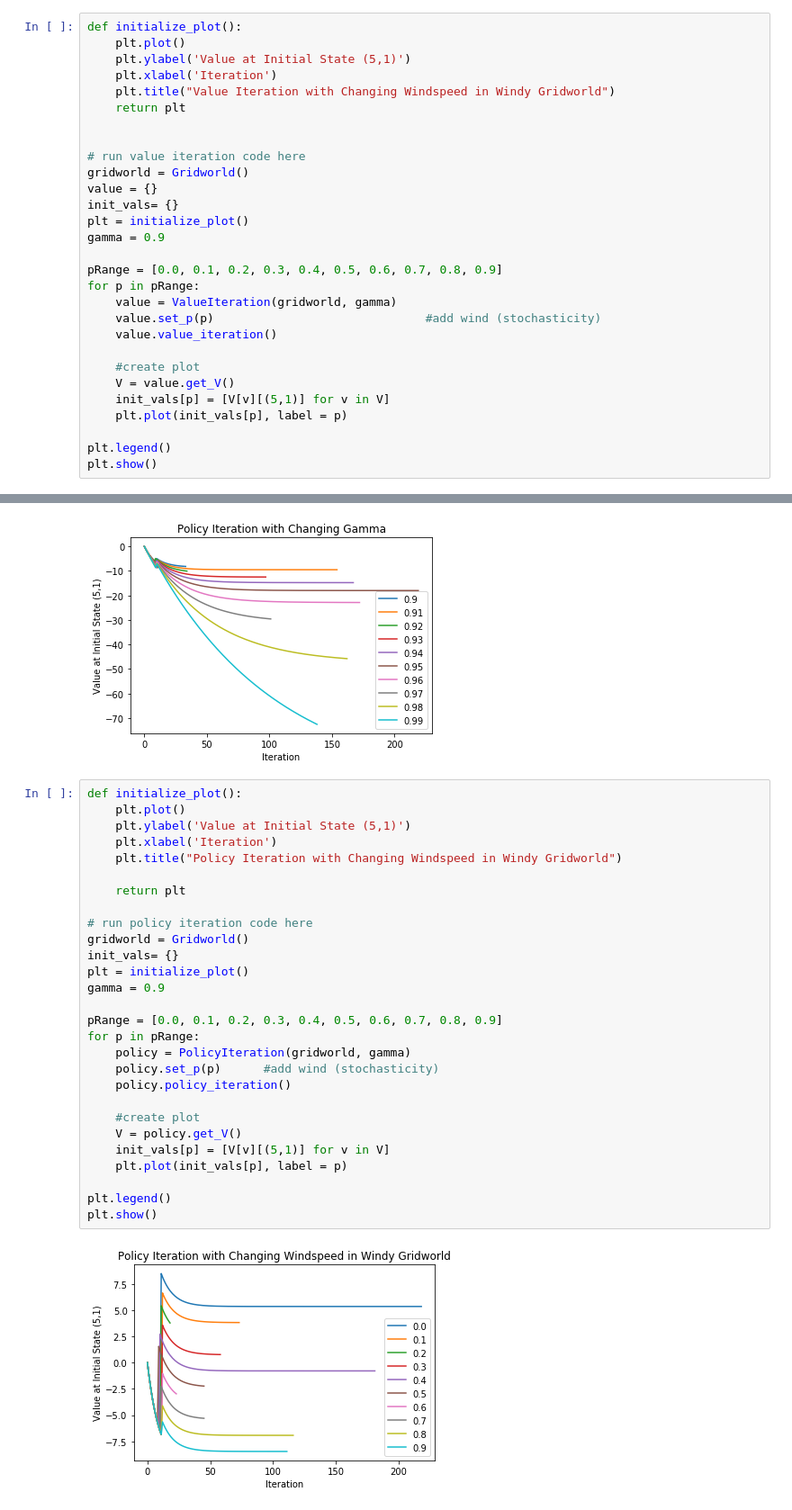
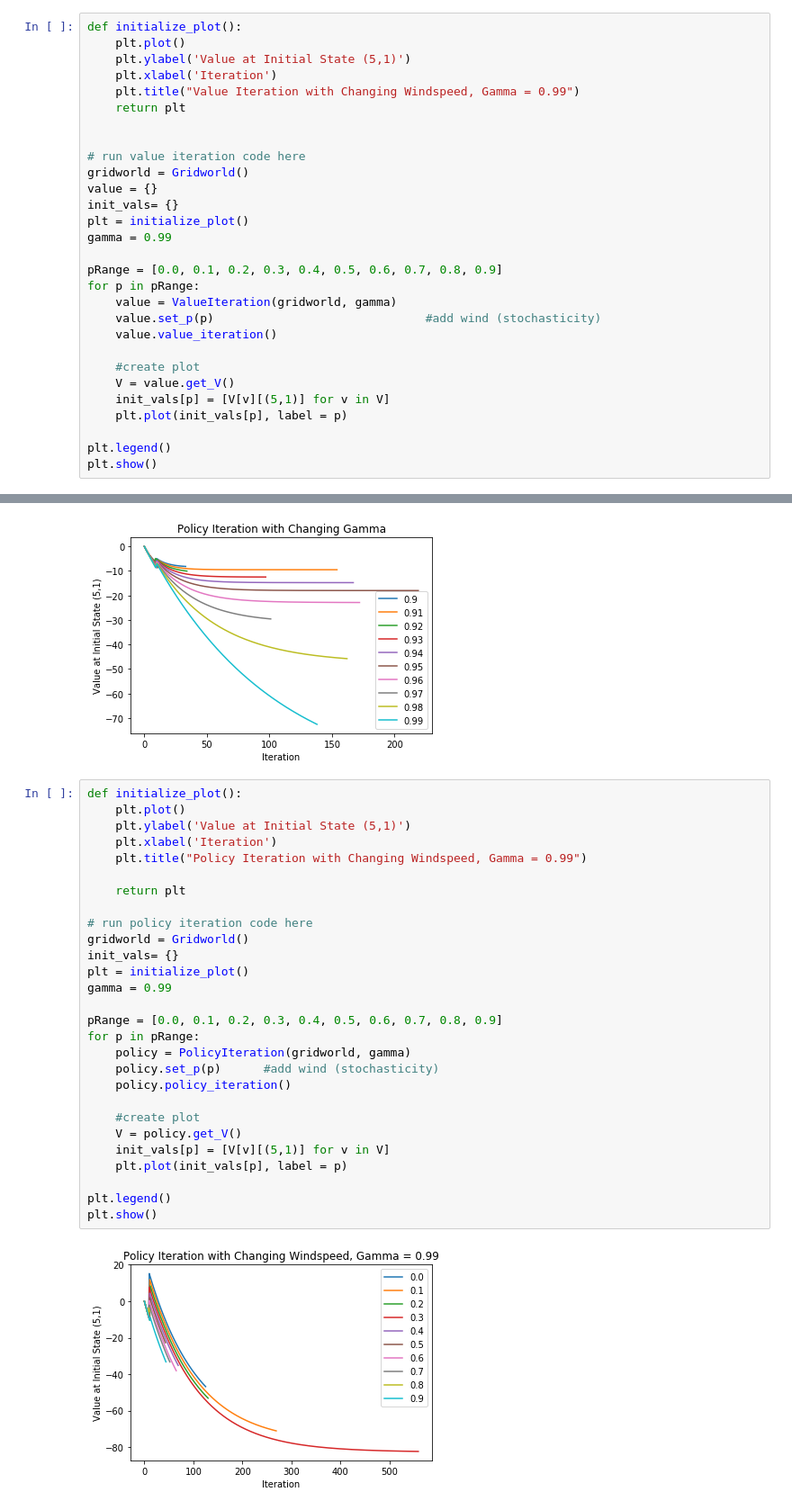
Before and after one commit to jadekhiev/MIE567, a Jupyter notebook: Project 1.ipynb, the cells around one changed output, grey strips where cells are left out. Shown at 90% size. Saved outputs shown, nothing was run; the diff lists cells and outputs as text.

Commit message:
updated graphs

```diff
--- a/Project 1.ipynb
+++ b/Project 1.ipynb
@@ -571,7 +571,7 @@ def initialize_plot():
     plt.plot()
     plt.ylabel('Value at Initial State (5,1)')
     plt.xlabel('Iteration')
-    plt.title("Value Iteration with Changing Windspeed in Windy Gridworld")
+    plt.title("Value Iteration with Changing Windspeed, Gamma = 0.99")
     return plt
 
 
@@ -580,7 +580,7 @@ gridworld = Gridworld()
 value = {}
 init_vals= {}
 plt = initialize_plot()
-gamma = 0.9
+gamma = 0.99
 
 pRange = [0.0, 0.1, 0.2, 0.3, 0.4, 0.5, 0.6, 0.7, 0.8, 0.9]
 for p in pRange:
@@ -646,30 +646,30 @@ plt.show()
 # %%
 def initialize_plot():
     plt.plot()
     plt.ylabel('Value at Initial State (5,1)')
     plt.xlabel('Iteration')
-    plt.title("Policy Iteration with Changing Windspeed in Windy Gridworld")
+    plt.title("Policy Iteration with Changing Windspeed, Gamma = 0.99")
 
     return plt
 
 # run policy iteration code here
 gridworld = Gridworld()
 init_vals= {}
 plt = initialize_plot()
-gamma = 0.9
+gamma = 0.99
 
 pRange = [0.0, 0.1, 0.2, 0.3, 0.4, 0.5, 0.6, 0.7, 0.8, 0.9]
 for p in pRange:
     policy = PolicyIteration(gridworld, gamma)
     policy.set_p(p)      #add wind (stochasticity)
     policy.policy_iteration()
 
     #create plot
     V = policy.get_V()
     init_vals[p] = [V[v][(5,1)] for v in V]
     plt.plot(init_vals[p], label = p)
 
 plt.legend()
 plt.show()
 # %% [output]
-[figure, old version]
+[figure, new version]
```
Also changed, not shown: parts of 1 cell of this notebook.
